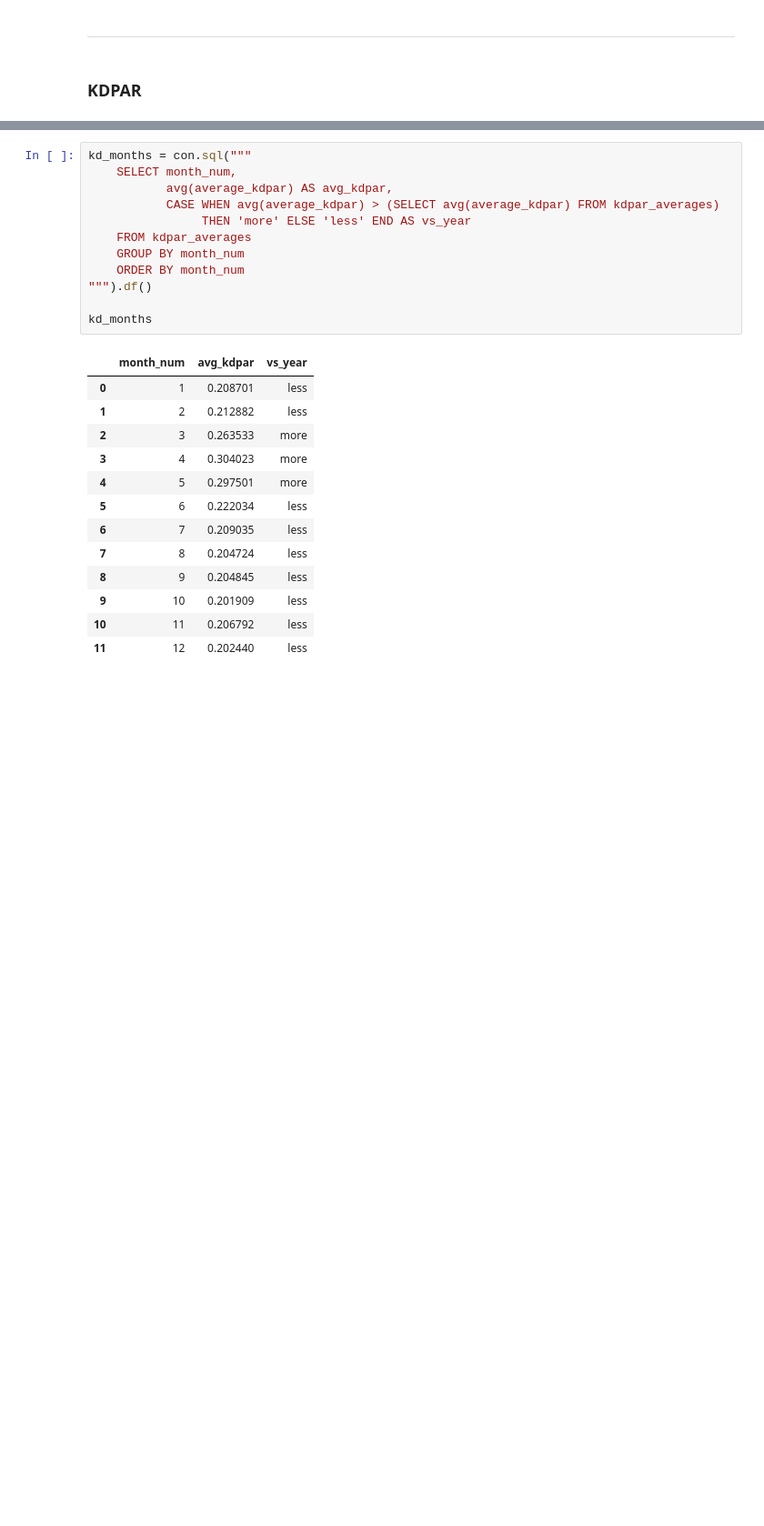
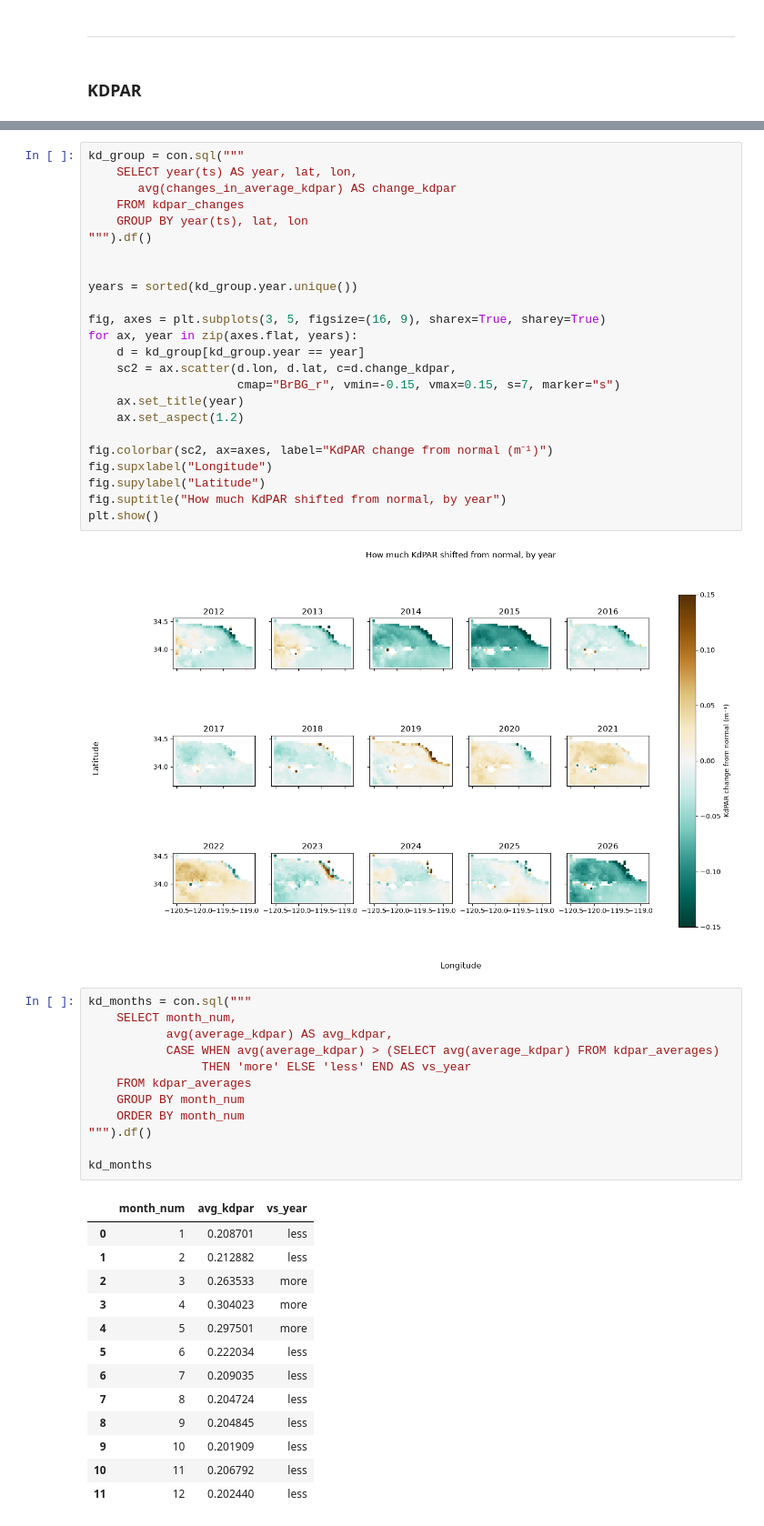
Before and after one commit to EmmaBucket/398_ocean, a Jupyter notebook: Analysis/plots.ipynb, the cells around one changed output, grey strips where cells are left out. Shown at 91% size. Drawn from its saved outputs; the diff is of its cells as text; blank space fills up the shorter version.

Commit message:
analysis kdpar, rain, and glider info

```diff
--- a/Analysis/plots.ipynb
+++ b/Analysis/plots.ipynb
@@ -466,4 +485,30 @@ kd_ts.plot(x="ts", y="change_kdpar", kind="line",
 [figure]
+# %%
+kd_group = con.sql("""
+    SELECT year(ts) AS year, lat, lon,
+       avg(changes_in_average_kdpar) AS change_kdpar
+    FROM kdpar_changes
+    GROUP BY year(ts), lat, lon
+""").df()
+
+
+years = sorted(kd_group.year.unique())
+
+fig, axes = plt.subplots(3, 5, figsize=(16, 9), sharex=True, sharey=True)
+for ax, year in zip(axes.flat, years):
+    d = kd_group[kd_group.year == year]
+    sc2 = ax.scatter(d.lon, d.lat, c=d.change_kdpar,
+                     cmap="BrBG_r", vmin=-0.15, vmax=0.15, s=7, marker="s")
+    ax.set_title(year)
+    ax.set_aspect(1.2)
+
+fig.colorbar(sc2, ax=axes, label="KdPAR change from normal (m⁻¹)")
+fig.supxlabel("Longitude")
+fig.supylabel("Latitude")
+fig.suptitle("How much KdPAR shifted from normal, by year")
+plt.show()
+# %% [output]
+[figure, added]
 # %%
 kd_months = con.sql("""
     SELECT month_num,
```
Also changed, not shown: parts of 32 cells of this notebook.
